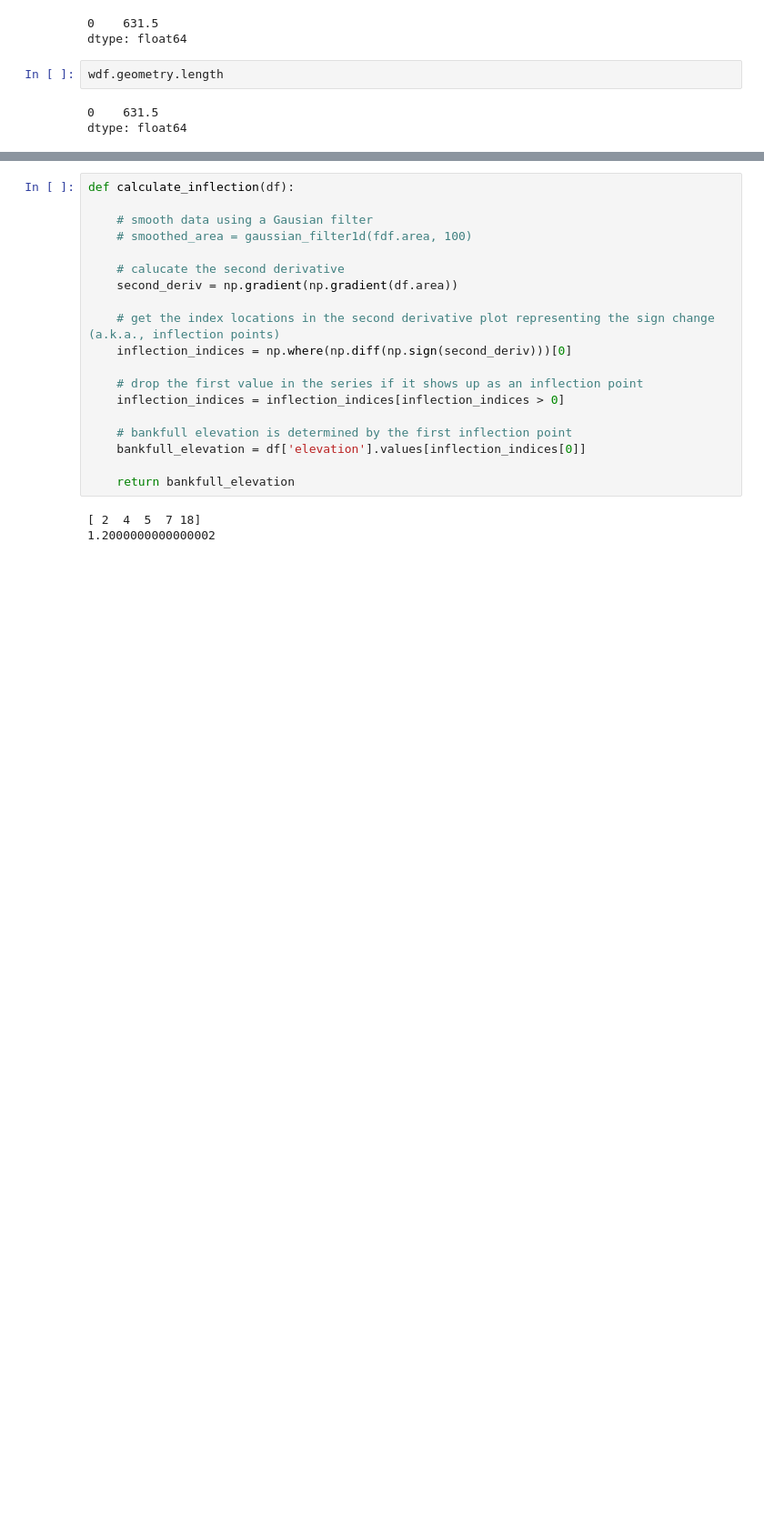
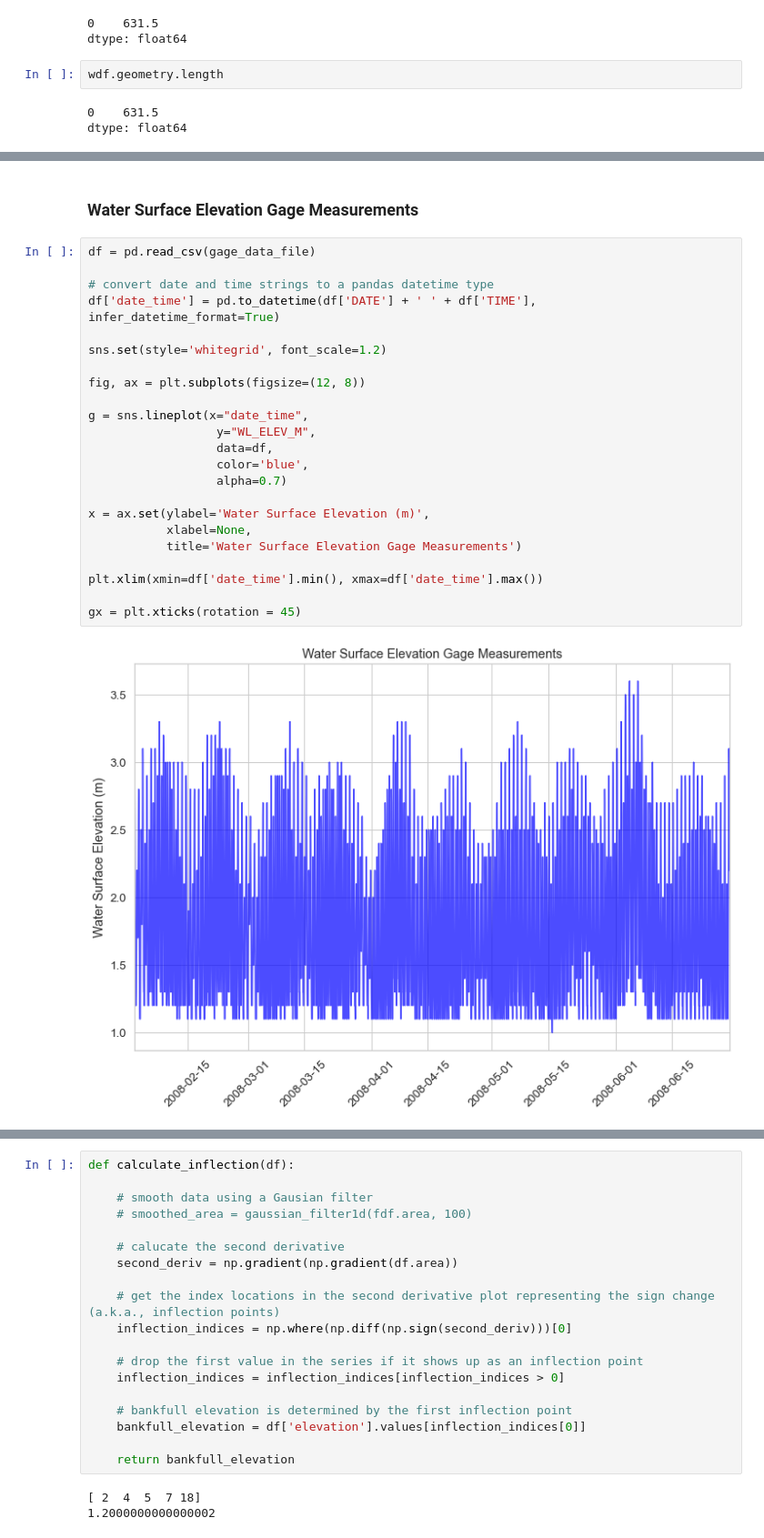
Before and after one commit to crvernon/atiim, a Jupyter notebook: noteboooks/quickstarter.ipynb, the cells around one changed output, grey strips where cells are left out. Shown at 91% size. Drawn from its saved outputs; the diff is of its cells as text; blank space fills up the shorter version.

```diff
--- a/noteboooks/quickstarter.ipynb
+++ b/noteboooks/quickstarter.ipynb
@@ -298,3 +302,30 @@ Wall time: 3.31 s
 | 0 | POLYGON ((446955.750 5128516.381,... | 120 | 462 | 1.2 | 2656.6875 | 0.265669 | 657.0 | 122.738962 |
 | 0 | POLYGON ((447280.500 5128854.631,... | 130 | 231 | 1.3 | 5967.0000 | 0.596700 | 2023.5 | 137.837700 |
 | 0 | POLYGON ((447281.250 5128857.631,... | 140 | 177 | 1.4 | 7023.3750 | 0.702338 | 2086.5 | 124.313738 |
+# %% [markdown]
+### Water Surface Elevation Gage Measurements
+# %%
+df = pd.read_csv(gage_data_file)
+
+# convert date and time strings to a pandas datetime type
+df['date_time'] = pd.to_datetime(df['DATE'] + ' ' + df['TIME'], infer_datetime_format=True)
+
+sns.set(style='whitegrid', font_scale=1.2)
+
+fig, ax = plt.subplots(figsize=(12, 8))
+
+g = sns.lineplot(x="date_time",
+                  y="WL_ELEV_M",
+                  data=df,
+                  color='blue',
+                  alpha=0.7)
+
+x = ax.set(ylabel='Water Surface Elevation (m)',
+           xlabel=None,
+           title='Water Surface Elevation Gage Measurements')
+
+plt.xlim(xmin=df['date_time'].min(), xmax=df['date_time'].max())
+
+gx = plt.xticks(rotation = 45)
+# %% [output]
+[figure, added]
```
Also changed, not shown: parts of 14 cells of this notebook.
